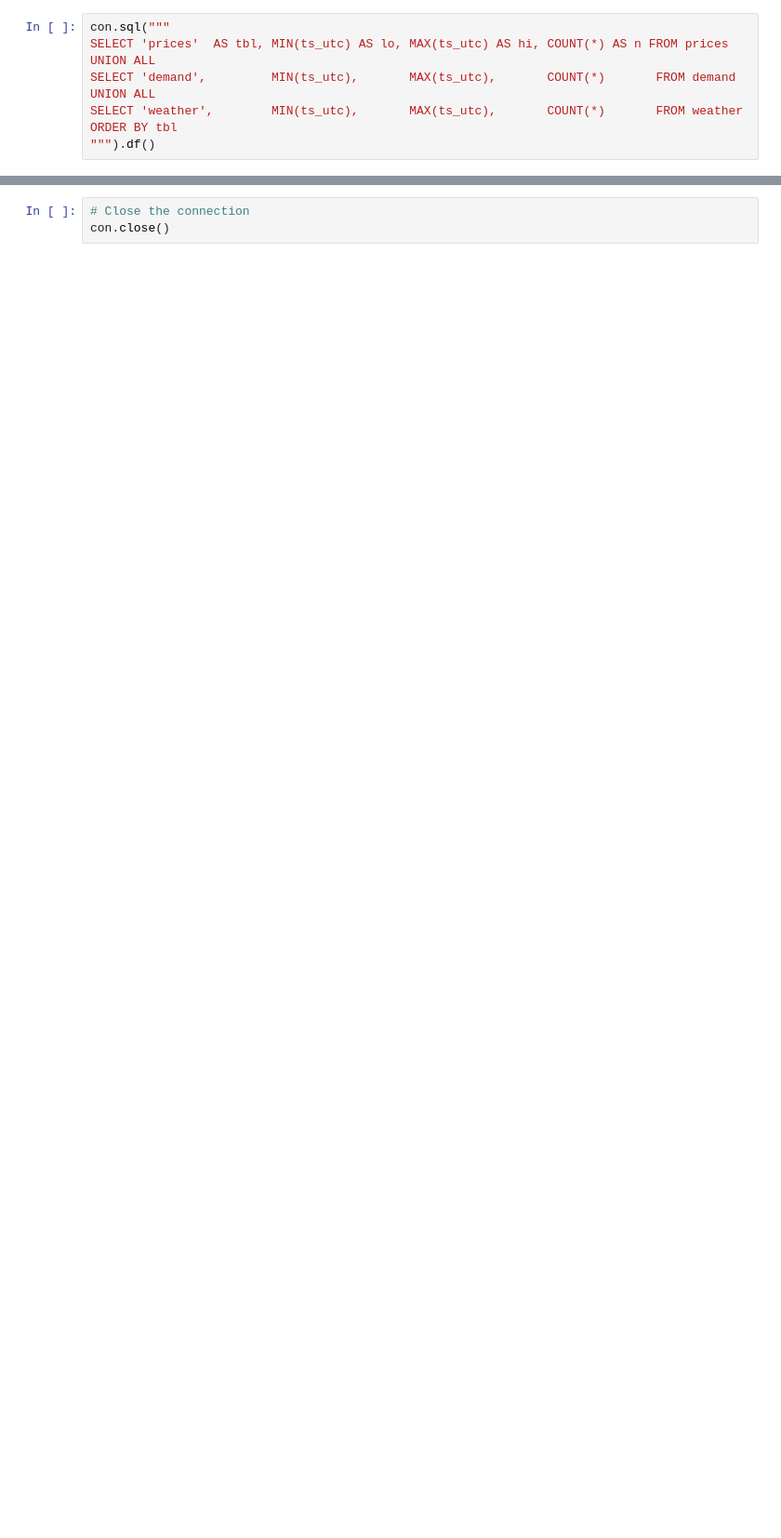
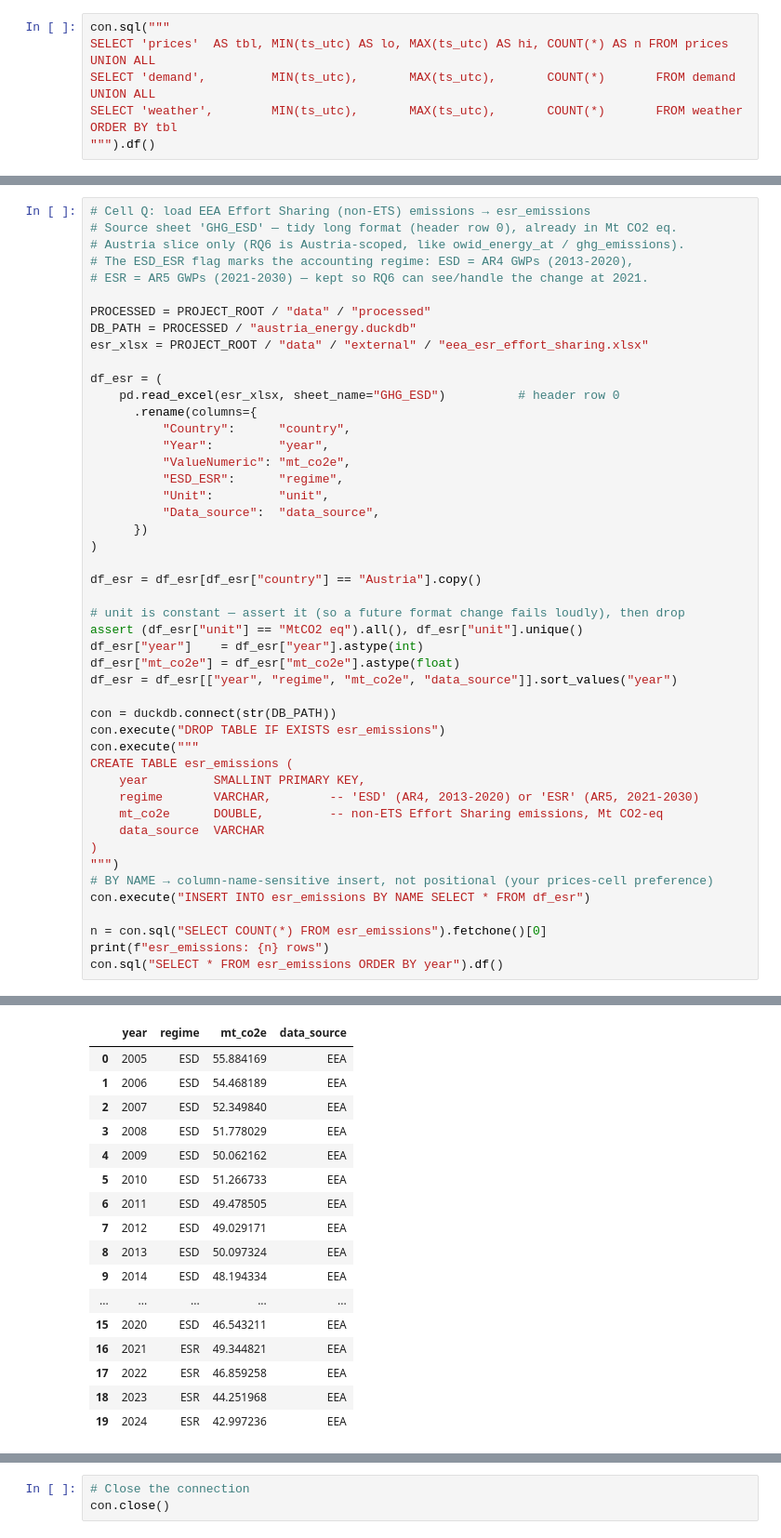
Before and after one commit to fatemeh-studio/austria-energy-analysis, a Jupyter notebook: notebooks/02_cleaning_eda.ipynb, the cells around one changed output, grey strips where cells are left out. Shown at 93% size. Cells and saved outputs as stored; diff of their text form; blank space fills up the shorter version.

```diff
--- a/notebooks/02_cleaning_eda.ipynb
+++ b/notebooks/02_cleaning_eda.ipynb
@@ -804,0 +867,48 @@ display(total_pct.tail(8))
+# %%
+# Cell Q: load EEA Effort Sharing (non-ETS) emissions → esr_emissions
+# Source sheet 'GHG_ESD' — tidy long format (header row 0), already in Mt CO2 eq.
+# Austria slice only (RQ6 is Austria-scoped, like owid_energy_at / ghg_emissions).
+# The ESD_ESR flag marks the accounting regime: ESD = AR4 GWPs (2013-2020),
+# ESR = AR5 GWPs (2021-2030) — kept so RQ6 can see/handle the change at 2021.
+
+PROCESSED = PROJECT_ROOT / "data" / "processed"
+DB_PATH = PROCESSED / "austria_energy.duckdb"
+esr_xlsx = PROJECT_ROOT / "data" / "external" / "eea_esr_effort_sharing.xlsx"
+
+df_esr = (
+    pd.read_excel(esr_xlsx, sheet_name="GHG_ESD")          # header row 0
+      .rename(columns={
+          "Country":      "country",
+          "Year":         "year",
+          "ValueNumeric": "mt_co2e",
+          "ESD_ESR":      "regime",
+          "Unit":         "unit",
+          "Data_source":  "data_source",
+      })
+)
+
+df_esr = df_esr[df_esr["country"] == "Austria"].copy()
+
+# unit is constant — assert it (so a future format change fails loudly), then drop
+assert (df_esr["unit"] == "MtCO2 eq").all(), df_esr["unit"].unique()
+df_esr["year"]    = df_esr["year"].astype(int)
+df_esr["mt_co2e"] = df_esr["mt_co2e"].astype(float)
+df_esr = df_esr[["year", "regime", "mt_co2e", "data_source"]].sort_values("year")
+
+con = duckdb.connect(str(DB_PATH))
+con.execute("DROP TABLE IF EXISTS esr_emissions")
+con.execute("""
+CREATE TABLE esr_emissions (
+    year         SMALLINT PRIMARY KEY,
+    regime       VARCHAR,        -- 'ESD' (AR4, 2013-2020) or 'ESR' (AR5, 2021-2030)
+    mt_co2e      DOUBLE,         -- non-ETS Effort Sharing emissions, Mt CO2-eq
+    data_source  VARCHAR
+)
+""")
+# BY NAME → column-name-sensitive insert, not positional (your prices-cell preference)
+con.execute("INSERT INTO esr_emissions BY NAME SELECT * FROM df_esr")
+
+n = con.sql("SELECT COUNT(*) FROM esr_emissions").fetchone()[0]
+print(f"esr_emissions: {n} rows")
+con.sql("SELECT * FROM esr_emissions ORDER BY year").df()
+# %% [output]
@@ -804,0 +916,17 @@ display(total_pct.tail(8))
+|  | year | regime | mt_co2e | data_source |
+| 0 | 2005 | ESD | 55.884169 | EEA |
+| 1 | 2006 | ESD | 54.468189 | EEA |
+| 2 | 2007 | ESD | 52.349840 | EEA |
+| 3 | 2008 | ESD | 51.778029 | EEA |
+| 4 | 2009 | ESD | 50.062162 | EEA |
+| 5 | 2010 | ESD | 51.266733 | EEA |
+| 6 | 2011 | ESD | 49.478505 | EEA |
+| 7 | 2012 | ESD | 49.029171 | EEA |
+| 8 | 2013 | ESD | 50.097324 | EEA |
+| 9 | 2014 | ESD | 48.194334 | EEA |
+| ... | ... | ... | ... | ... |
+| 15 | 2020 | ESD | 46.543211 | EEA |
+| 16 | 2021 | ESR | 49.344821 | EEA |
+| 17 | 2022 | ESR | 46.859258 | EEA |
+| 18 | 2023 | ESR | 44.251968 | EEA |
+| 19 | 2024 | ESR | 42.997236 | EEA |
```
Also changed, not shown: parts of 19 cells of this notebook, 10 other files.
